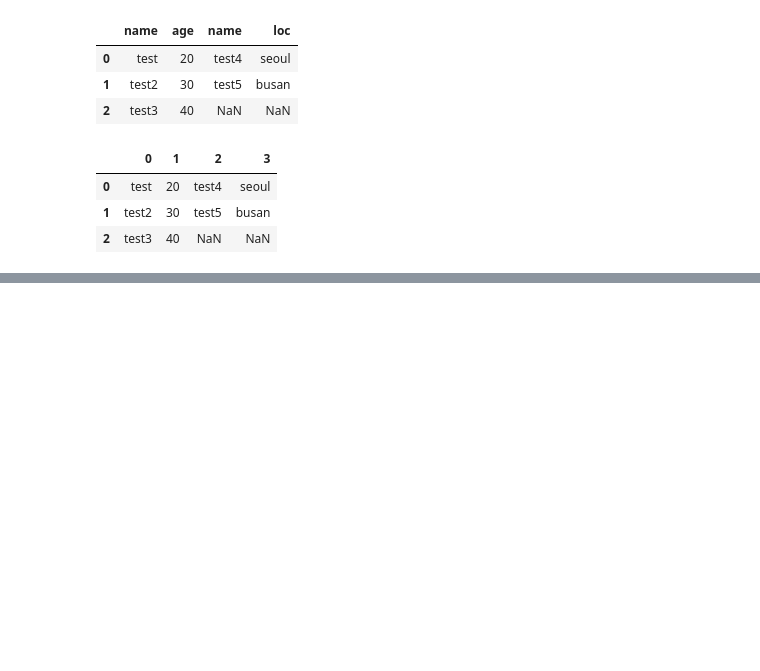
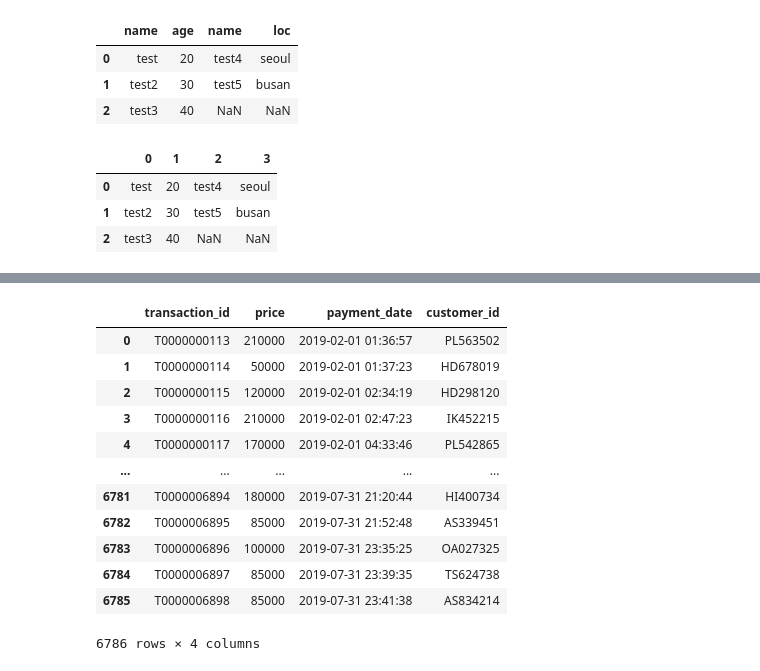
Before and after one commit to do-po/test_1, a Jupyter notebook: Python/24_03_26/dataframe.ipynb, the cells around one changed output, grey strips where cells are left out. Saved outputs shown, nothing was run; the diff lists cells and outputs as text; code cells hidden in the pictures; blank space fills up the shorter version.

```diff
--- a/Python/24_03_26/dataframe.ipynb
+++ b/Python/24_03_26/dataframe.ipynb
@@ -108,0 +168,23 @@ pd.concat([df, df2], axis= 1, ignore_index= True) # 열로 결합했기에 colum
+# %%
+tran_1 = pd.read_csv('../../csv/tran_1.csv')
+tran_2 = pd.read_csv('../../csv/tran_2.csv')
+tran_d_1 = pd.read_csv('../../csv/tran_d_1.csv')
+tran_d_2 = pd.read_csv('../../csv/tran_d_2.csv')
+# %%
+tran_n = pd.concat([tran_1, tran_2], axis= 0, ignore_index= True)
+
+tran_n.sort_values('transaction_id')
+# %% [output]
+|  | transaction_id | price | payment_date | customer_id |
+| 0 | T0000000113 | 210000 | 2019-02-01 01:36:57 | PL563502 |
+| 1 | T0000000114 | 50000 | 2019-02-01 01:37:23 | HD678019 |
+| 2 | T0000000115 | 120000 | 2019-02-01 02:34:19 | HD298120 |
+| 3 | T0000000116 | 210000 | 2019-02-01 02:47:23 | IK452215 |
+| 4 | T0000000117 | 170000 | 2019-02-01 04:33:46 | PL542865 |
+| ... | ... | ... | ... | ... |
+| 6781 | T0000006894 | 180000 | 2019-07-31 21:20:44 | HI400734 |
+| 6782 | T0000006895 | 85000 | 2019-07-31 21:52:48 | AS339451 |
+| 6783 | T0000006896 | 100000 | 2019-07-31 23:35:25 | OA027325 |
+| 6784 | T0000006897 | 85000 | 2019-07-31 23:39:35 | TS624738 |
+| 6785 | T0000006898 | 85000 | 2019-07-31 23:41:38 | AS834214 |
+6786 rows × 4 columns
```
Also changed, not shown: parts of 22 cells of this notebook, 1 other file.
